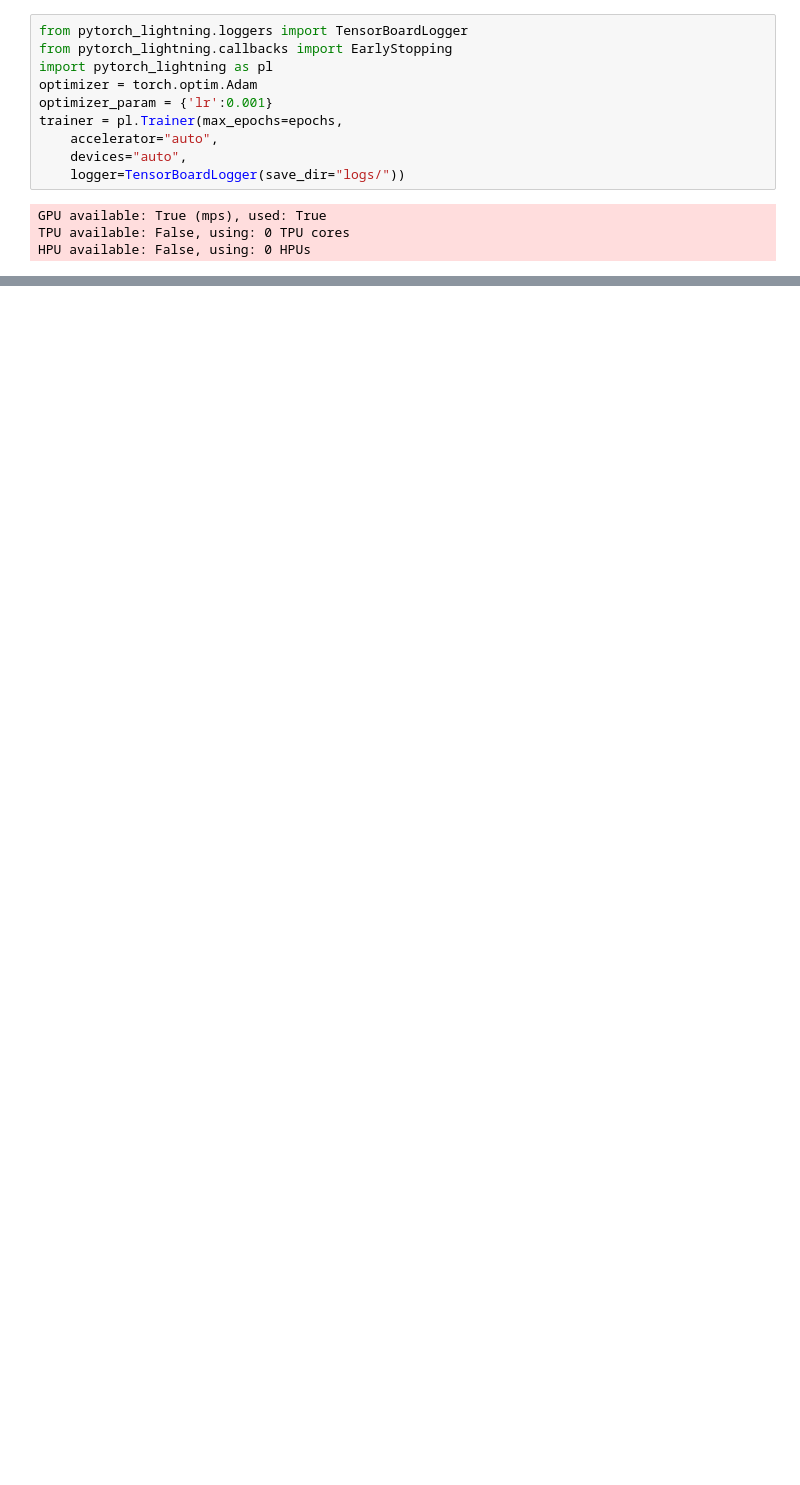
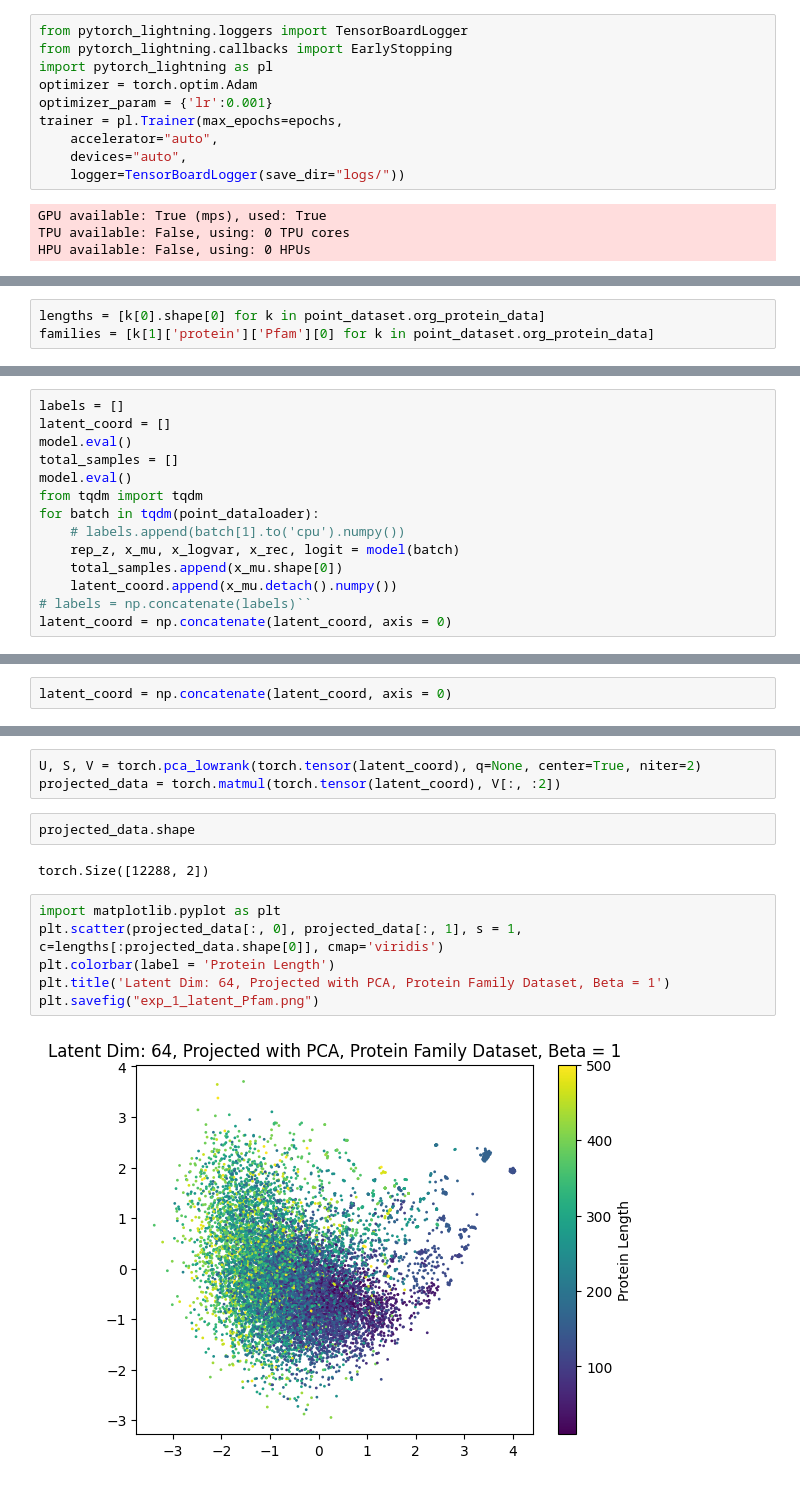
Before and after one commit to shazakam/ProteinManifoldLearning, a Jupyter notebook: Notebooks/pointNet_VAE.ipynb, the cells around one changed output, grey strips where cells are left out. Cells and saved outputs as stored; diff of their text form; blank space fills up the shorter version.

Commit message:
PointVAE Ready for training

```diff
--- a/Notebooks/pointNet_VAE.ipynb
+++ b/Notebooks/pointNet_VAE.ipynb
@@ -121,0 +132,3 @@ MisconfigurationException: ReduceLROnPlateau conditioned on metric val_loss whic
+# %%
+lengths = [k[0].shape[0] for k in point_dataset.org_protein_data]
+families = [k[1]['protein']['Pfam'][0] for k in point_dataset.org_protein_data]
@@ -121,0 +158,14 @@ MisconfigurationException: ReduceLROnPlateau conditioned on metric val_loss whic
+# %%
+labels = []
+latent_coord = []
+model.eval()
+total_samples = []
+model.eval()
+from tqdm import tqdm
+for batch in tqdm(point_dataloader):
+    # labels.append(batch[1].to('cpu').numpy())
+    rep_z, x_mu, x_logvar, x_rec, logit = model(batch)
+    total_samples.append(x_mu.shape[0])
+    latent_coord.append(x_mu.detach().numpy())
+# labels = np.concatenate(labels)``
+latent_coord = np.concatenate(latent_coord, axis = 0)
@@ -121,0 +174,2 @@ MisconfigurationException: ReduceLROnPlateau conditioned on metric val_loss whic
+# %%
+latent_coord = np.concatenate(latent_coord, axis = 0)
@@ -121,0 +180,15 @@ MisconfigurationException: ReduceLROnPlateau conditioned on metric val_loss whic
+# %%
+U, S, V = torch.pca_lowrank(torch.tensor(latent_coord), q=None, center=True, niter=2)
+projected_data = torch.matmul(torch.tensor(latent_coord), V[:, :2])
+# %%
+projected_data.shape
+# %% [output]
+torch.Size([12288, 2])
+# %%
+import matplotlib.pyplot as plt
+plt.scatter(projected_data[:, 0], projected_data[:, 1], s = 1, c=lengths[:projected_data.shape[0]], cmap='viridis')
+plt.colorbar(label = 'Protein Length')
+plt.title('Latent Dim: 64, Projected with PCA, Protein Family Dataset, Beta = 1')
+plt.savefig("exp_1_latent_Pfam.png")
+# %% [output]
+[figure, added]
```
Also changed, not shown: parts of 10 cells of this notebook, 5 other files.
